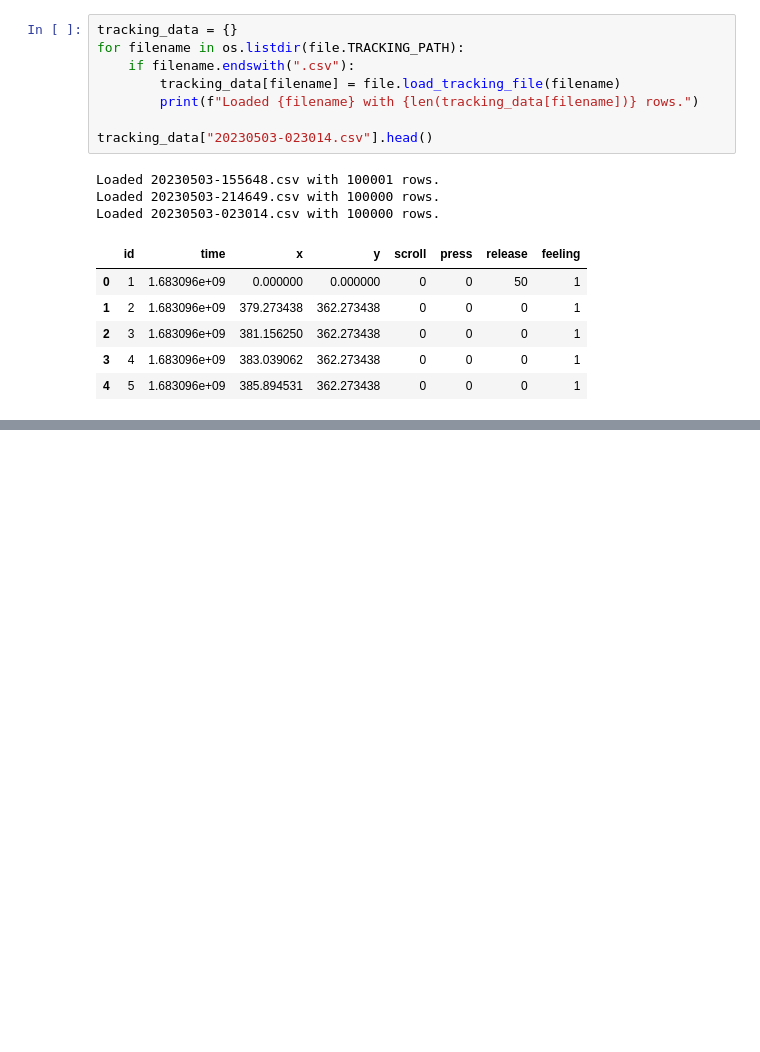
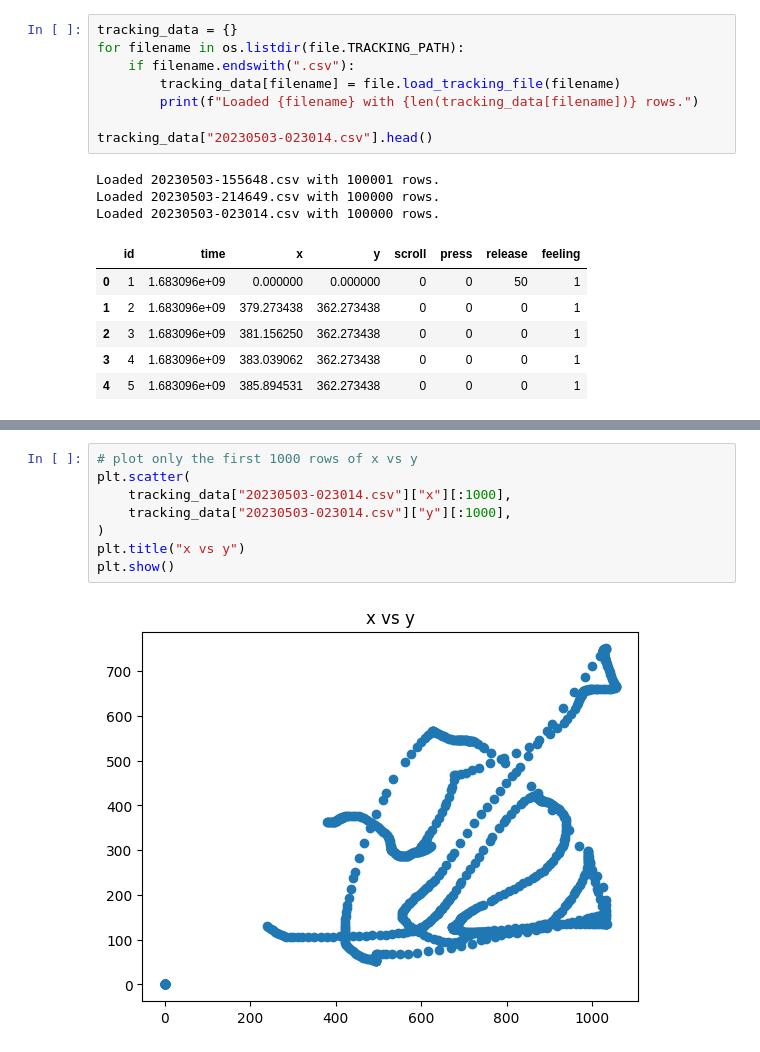
Before and after one commit to hiyaryan/chillpill, a Jupyter notebook: tracking.ipynb, the cells around one changed output, grey strips where cells are left out. Saved outputs shown, nothing was run; the diff lists cells and outputs as text; blank space fills up the shorter version.

```diff
--- a/tracking.ipynb
+++ b/tracking.ipynb
@@ -28,0 +87,10 @@ Loaded 20230503-023014.csv with 100000 rows.
+# %%
+# plot only the first 1000 rows of x vs y
+plt.scatter(
+    tracking_data["20230503-023014.csv"]["x"][:1000],
+    tracking_data["20230503-023014.csv"]["y"][:1000],
+)
+plt.title("x vs y")
+plt.show()
+# %% [output]
+[figure, added]
```
Also changed, not shown: parts of 9 cells of this notebook.
